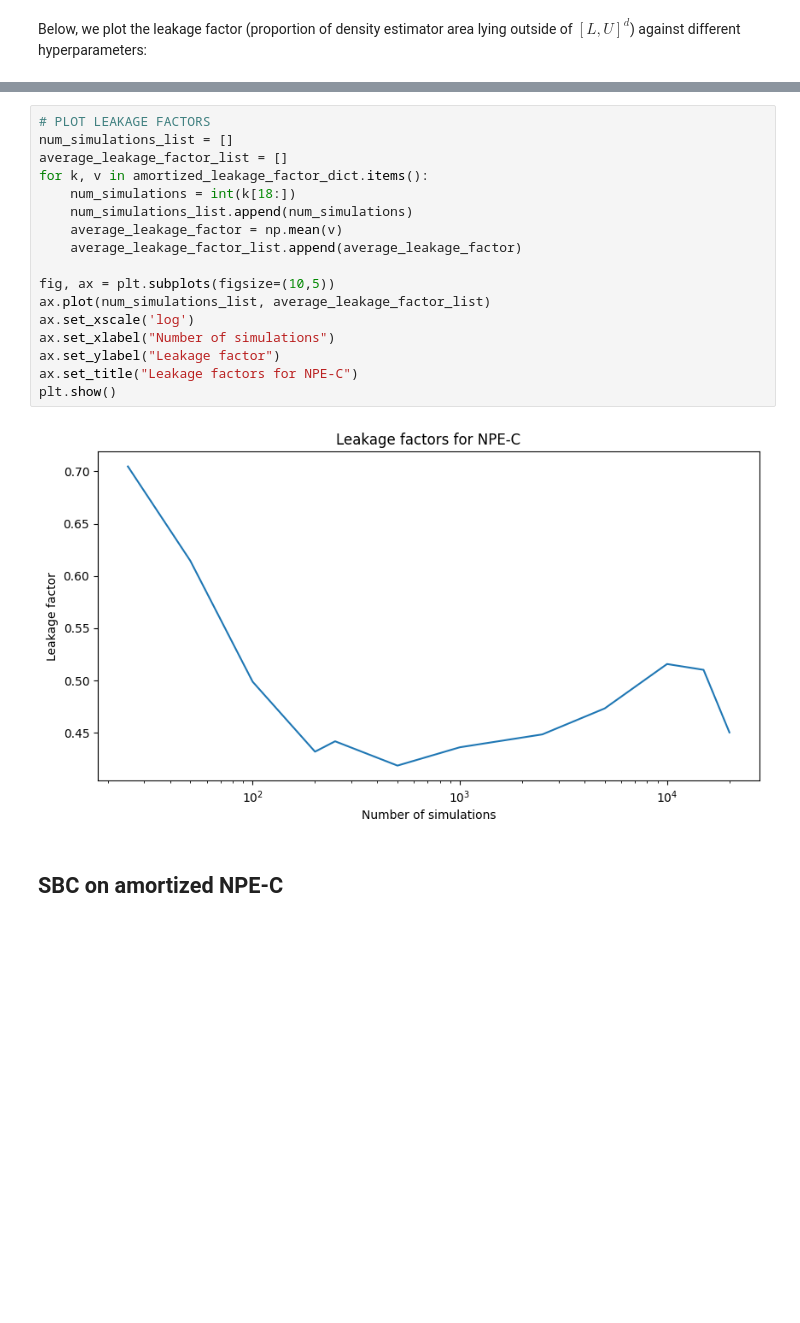
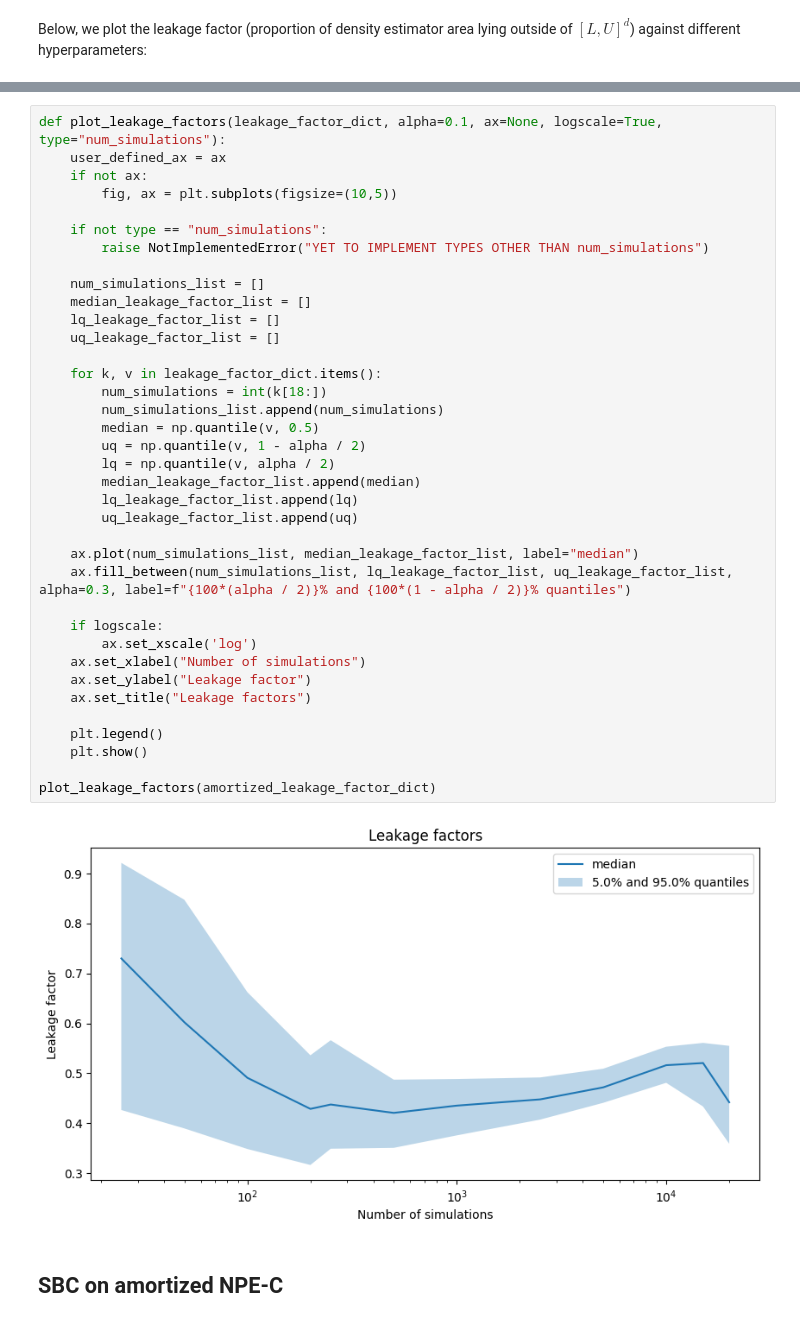
Before and after one commit to kaisamaroo/SBC-SBI, a Jupyter notebook: notebooks/toy_examples/unif_norm/npe_c.ipynb, the cells around one changed output, grey strips where cells are left out. Cells and saved outputs as stored; diff of their text form; blank space fills up the shorter version.

```diff
--- a/notebooks/toy_examples/unif_norm/npe_c.ipynb
+++ b/notebooks/toy_examples/unif_norm/npe_c.ipynb
@@ -219,24 +219,44 @@ amortized_leakage_factor_dict_config
  'sigma': 1.0,
  'x_observed': [0.8, 0.8, 0.8, 0.8, 0.8, 0.8, 0.8, 0.8, 0.8, 0.8]}
 # %%
-# PLOT LEAKAGE FACTORS
-num_simulations_list = []
-average_leakage_factor_list = []
-for k, v in amortized_leakage_factor_dict.items():
-    num_simulations = int(k[18:])
-    num_simulations_list.append(num_simulations)
-    average_leakage_factor = np.mean(v)
-    average_leakage_factor_list.append(average_leakage_factor)
+def plot_leakage_factors(leakage_factor_dict, alpha=0.1, ax=None, logscale=True, type="num_simulations"):
+    user_defined_ax = ax
+    if not ax:
+        fig, ax = plt.subplots(figsize=(10,5))
 
-fig, ax = plt.subplots(figsize=(10,5))
-ax.plot(num_simulations_list, average_leakage_factor_list)
-ax.set_xscale('log')
-ax.set_xlabel("Number of simulations")
-ax.set_ylabel("Leakage factor")
-ax.set_title("Leakage factors for NPE-C")
-plt.show()
+    if not type == "num_simulations":
+        raise NotImplementedError("YET TO IMPLEMENT TYPES OTHER THAN num_simulations")
+
+    num_simulations_list = []
+    median_leakage_factor_list = []
+    lq_leakage_factor_list = []
+    uq_leakage_factor_list = []
+
+    for k, v in leakage_factor_dict.items():
+        num_simulations = int(k[18:])
+        num_simulations_list.append(num_simulations)
+        median = np.quantile(v, 0.5)
+        uq = np.quantile(v, 1 - alpha / 2)
+        lq = np.quantile(v, alpha / 2)
+        median_leakage_factor_list.append(median)
+        lq_leakage_factor_list.append(lq)
+        uq_leakage_factor_list.append(uq)
+
+    ax.plot(num_simulations_list, median_leakage_factor_list, label="median")
+    ax.fill_between(num_simulations_list, lq_leakage_factor_list, uq_leakage_factor_list, alpha=0.3, label=f"{100*(alpha / 2)}% and {100*(1 - alpha / 2)}% quantiles")
+
+    if logscale:
+        ax.set_xscale('log')
+    ax.set_xlabel("Number of simulations")
+    ax.set_ylabel("Leakage factor")
+    ax.set_title("Leakage factors")
+
+    plt.legend()
+    plt.show()
+
+plot_leakage_factors(amortized_leakage_factor_dict)
 # %% [output]
-[figure, old version]
+[figure, new version]
 # %% [markdown]
 ## SBC on amortized NPE-C
 # %% [markdown]
```
